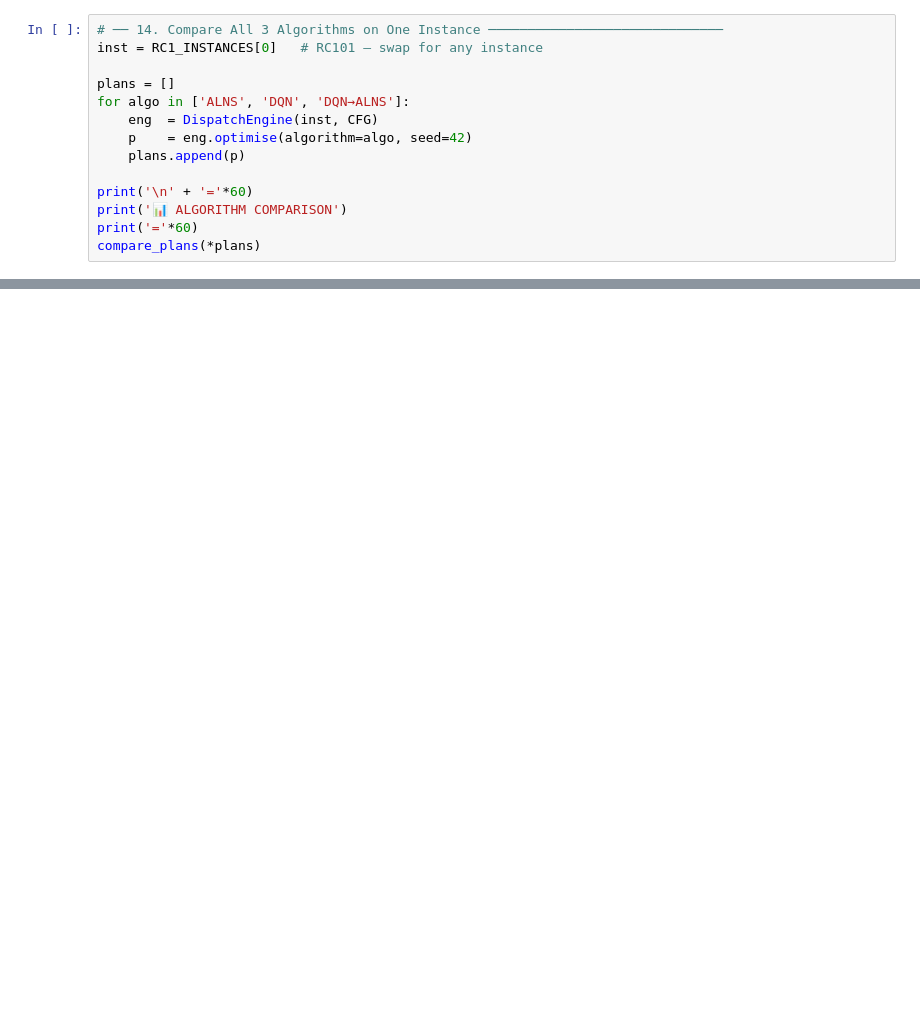
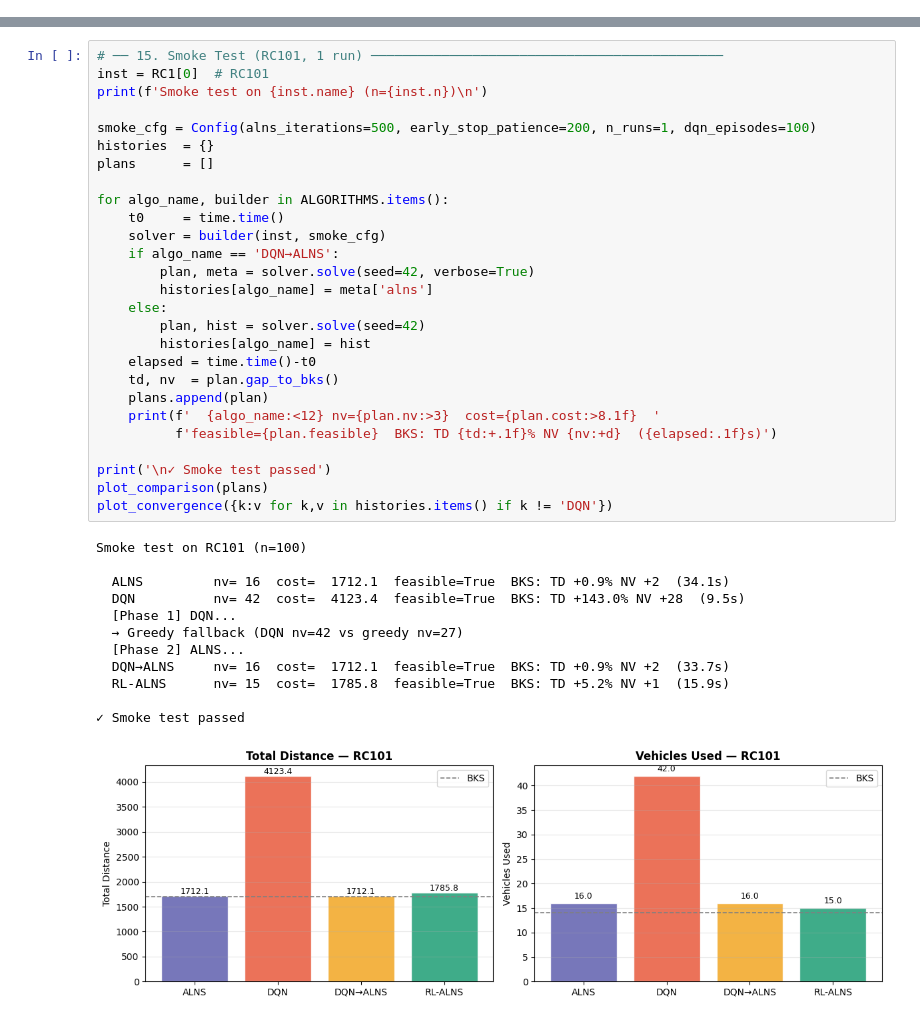
Before and after one commit to oggishi/VRPTW-Demo, a Jupyter notebook: vrptw.ipynb, the cells around one changed output, grey strips where cells are left out. Saved outputs shown, nothing was run; the diff lists cells and outputs as text; blank space fills up the shorter version.

```diff
--- a/vrptw.ipynb
+++ b/vrptw.ipynb
@@ -1254,14 +0,0 @@ print_driver_schedule(plan, vehicle_idx=0)
-# %%
-# ── 14. Compare All 3 Algorithms on One Instance ──────────────────────────────
-inst = RC1_INSTANCES[0]   # RC101 — swap for any instance
-
-plans = []
-for algo in ['ALNS', 'DQN', 'DQN→ALNS']:
-    eng  = DispatchEngine(inst, CFG)
-    p    = eng.optimise(algorithm=algo, seed=42)
-    plans.append(p)
-
-print('\n' + '='*60)
-print('📊 ALGORITHM COMPARISON')
-print('='*60)
-compare_plans(*plans)
@@ -1515,0 +1092,40 @@ DQN→ALNS (recommended):
+# %%
+# ── 15. Smoke Test (RC101, 1 run) ─────────────────────────────────────────────
+inst = RC1[0]  # RC101
+print(f'Smoke test on {inst.name} (n={inst.n})\n')
+
+smoke_cfg = Config(alns_iterations=500, early_stop_patience=200, n_runs=1, dqn_episodes=100)
+histories  = {}
+plans      = []
+
+for algo_name, builder in ALGORITHMS.items():
+    t0     = time.time()
+    solver = builder(inst, smoke_cfg)
+    if algo_name == 'DQN→ALNS':
+        plan, meta = solver.solve(seed=42, verbose=True)
+        histories[algo_name] = meta['alns']
+    else:
+        plan, hist = solver.solve(seed=42)
+        histories[algo_name] = hist
+    elapsed = time.time()-t0
+    td, nv  = plan.gap_to_bks()
+    plans.append(plan)
+    print(f'  {algo_name:<12} nv={plan.nv:>3}  cost={plan.cost:>8.1f}  '
+          f'feasible={plan.feasible}  BKS: TD {td:+.1f}% NV {nv:+d}  ({elapsed:.1f}s)')
+
+print('\n✓ Smoke test passed')
+plot_comparison(plans)
+plot_convergence({k:v for k,v in histories.items() if k != 'DQN'})
+# %% [output]
+Smoke test on RC101 (n=100)
+
+  ALNS         nv= 16  cost=  1712.1  feasible=True  BKS: TD +0.9% NV +2  (34.1s)
+  DQN          nv= 42  cost=  4123.4  feasible=True  BKS: TD +143.0% NV +28  (9.5s)
+  [Phase 1] DQN...
+  → Greedy fallback (DQN nv=42 vs greedy nv=27)
+  [Phase 2] ALNS...
+  DQN→ALNS     nv= 16  cost=  1712.1  feasible=True  BKS: TD +0.9% NV +2  (33.7s)
+  RL-ALNS      nv= 15  cost=  1785.8  feasible=True  BKS: TD +5.2% NV +1  (15.9s)
+
+✓ Smoke test passed
+[figure, added]
```
Also changed, not shown: parts of 40 cells of this notebook.
